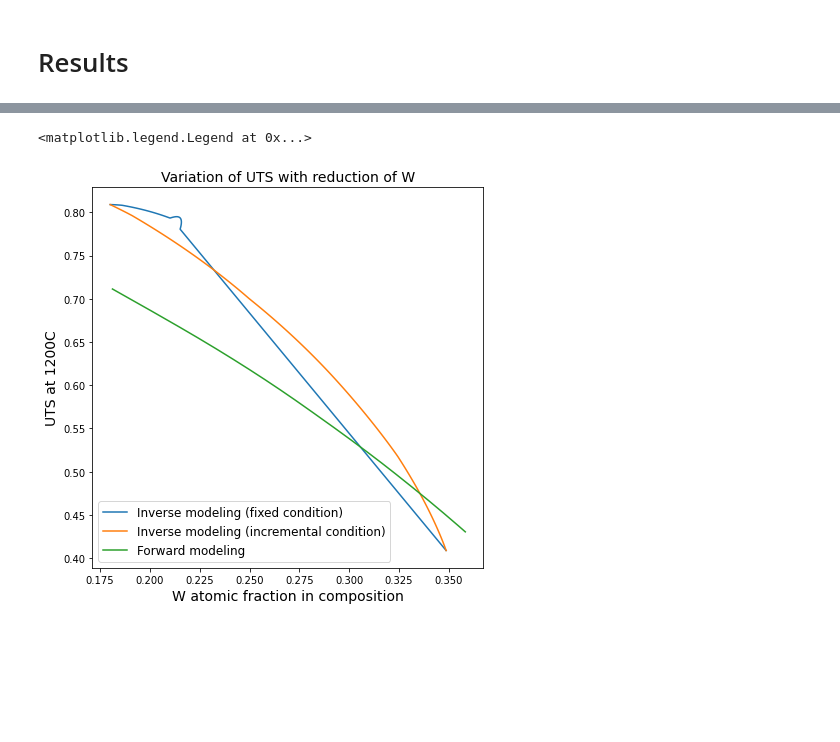
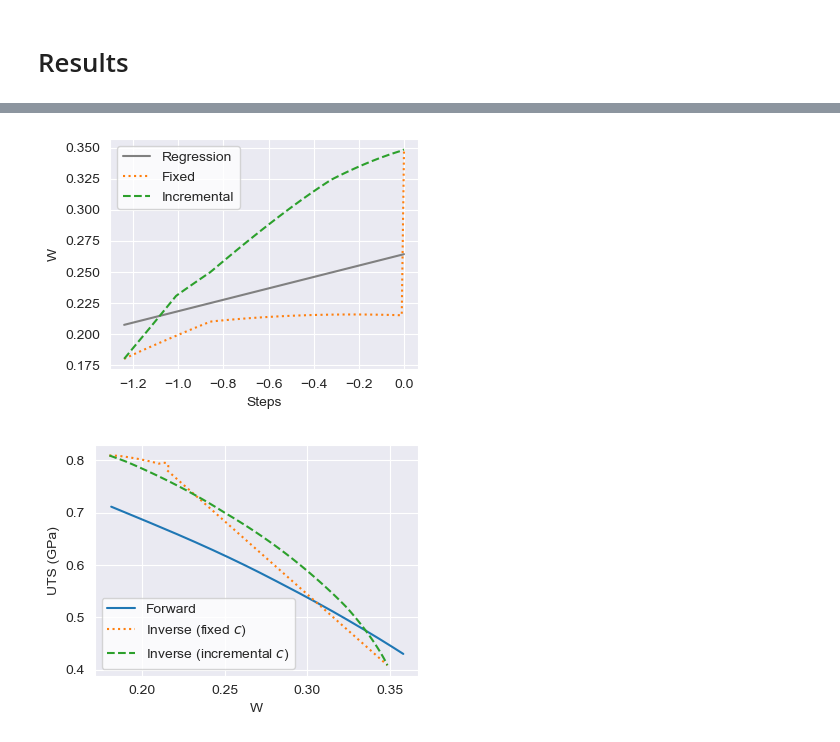
Before and after one commit to dovahkiin0022/forward_v_inverse, a Jupyter notebook: notebooks/visualization.ipynb, the cells around one changed output, grey strips where cells are left out. Saved outputs shown, nothing was run; the diff lists cells and outputs as text; code cells hidden in the pictures; blank space fills up the shorter version.

```diff
--- a/notebooks/visualization.ipynb
+++ b/notebooks/visualization.ipynb
@@ -103,0 +125,42 @@ plt.tight_layout()
+# %%
+fig,ax = plt.subplots(figsize = (4, 3))
+
+n_points = np.array(results_dict['inverse']['inc']['x'])
+new_predicted_w = np.array(results_dict['inverse']['inc']['predicted_w'])
+ax.plot(np.array(n_points).reshape(-1),np.array(new_predicted_w).reshape(-1),
+        color='grey', label = 'Regression', zorder=1)
+
+fixed_bin = [True, False]
+ls = ['dashed', 'dotted']
+for bin in fixed_bin:
+        i = int(bin)
+
+        if bin:
+            c = 'tab:orange'
+            label = 'Fixed'
+            new_predicted_w = np.array(results_dict['inverse']['fixed']['predicted_w']),
+            gen_w_content = np.array(results_dict['inverse']['fixed']['actual_w']),
+            g_fake_data_fixed = np.array(results_dict['inverse']['fixed']['g_fake_data']),
+            g_fake_data_uts = np.array(results_dict['inverse']['fixed']['g_fake_data_uts']),
+            y = np.array(results_dict['inverse']['fixed']['y']),
+            n_points = np.array(results_dict['inverse']['fixed']['x'])
+        else:
+            c = 'tab:green'
+            label = 'Incremental'
+            new_predicted_w = np.array(results_dict['inverse']['inc']['predicted_w']),
+            gen_w_content = np.array(results_dict['inverse']['inc']['actual_w']),
+            g_fake_data_fixed = np.array(results_dict['inverse']['inc']['g_fake_data']),
+            g_fake_data_uts = np.array(results_dict['inverse']['inc']['g_fake_data_uts']),
+            y = np.array(results_dict['inverse']['inc']['y']),
+            n_points = np.array(results_dict['inverse']['inc']['x'])
+        ax.plot(n_points.reshape(-1),np.array(gen_w_content).reshape(-1), color=c, linestyle=ls[i], label = label)
+
+ax.set_xlabel('Steps')
+ax.set_ylabel('W')
+legend = ax.legend()
+frame = legend.get_frame()
+frame.set_facecolor('white')
+
+plt.tight_layout()
+# %% [output]
+[figure, added]
@@ -104,19 +181,23 @@ plt.tight_layout()
 # %%
-fig,ax = plt.subplots(figsize = (7,7))
+fig,ax = plt.subplots(figsize = (4, 3))
 inverse_uts_fixed = results_dict['inverse']['fixed']['g_fake_data_uts']
 inverse_uts_inc = results_dict['inverse']['inc']['g_fake_data_uts']
 inverse_w_fixed = results_dict['inverse']['fixed']['actual_w']
 inverse_w_inc = results_dict['inverse']['inc']['actual_w']
 forward_uts = results_dict['forward']['best_cand_uts']
 forward_w = results_dict['forward']['w_content']
-ax.plot(inverse_w_fixed, inverse_uts_fixed, label = 'Inverse modeling (fixed condition)')
-ax.plot(inverse_w_inc, inverse_uts_inc, label = 'Inverse modeling (incremental condition)')
-ax.plot(forward_w,forward_uts, label = 'Forward modeling')
+ax.plot(forward_w,forward_uts, color='tab:blue', label = 'Forward')
+ax.plot(inverse_w_fixed, inverse_uts_fixed, color='tab:orange', ls='dotted', label = 'Inverse (fixed $c$)')
+ax.plot(inverse_w_inc, inverse_uts_inc, color='tab:green', ls='dashed', label = 'Inverse (incremental $c$)')
 
-ax.set_xlabel('W atomic fraction in composition', fontsize = 14)
-ax.set_ylabel('UTS at 1200C', fontsize = 14)
-ax.set_title('Variation of UTS with reduction of W',fontsize=14)
-plt.legend(fontsize =12)
+ax.set_xlabel('W')
+ax.set_ylabel('UTS (GPa)')
+# ax.set_title('Variation of UTS with reduction of W',fontsize=14)
+
+legend = plt.legend(fontsize=10, loc='lower left')
+frame = legend.get_frame()
+frame.set_facecolor('white')
+
+fig.tight_layout()
 # %% [output]
-<matplotlib.legend.Legend at 0x...>
-[figure, old version]
+[figure, new version]
```
Also changed, not shown: parts of 19 cells of this notebook, 8 other files.
